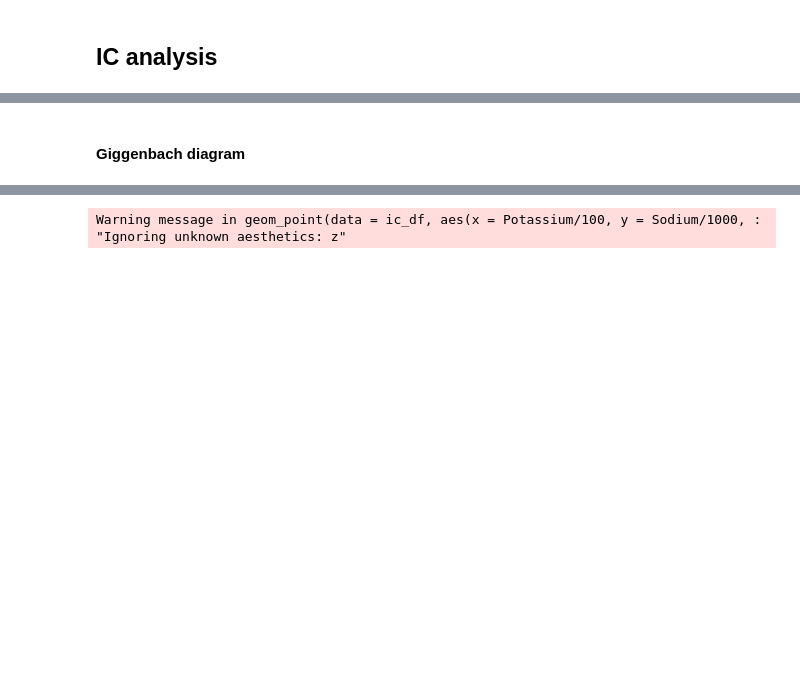
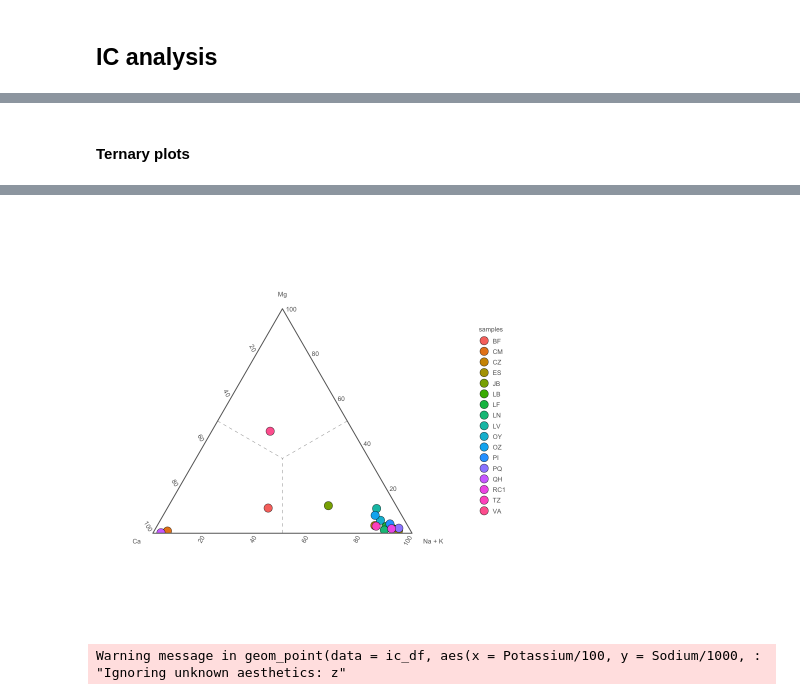
Before and after one commit to giovannellilab/geochem, a Jupyter notebook: notebooks/ARG23.ipynb, the cells around one changed output, grey strips where cells are left out. Drawn from its saved outputs; the diff is of its cells as text; code cells hidden in the pictures; blank space fills up the shorter version.

Commit message:
Add major cations ternary plot in Fullerton et al. 2021

```diff
--- a/notebooks/ARG23.ipynb
+++ b/notebooks/ARG23.ipynb
@@ -285,5 +285,32 @@ A grouped_df: 17 x 25
 | RC1 | FALSE | 56.12 | 4654.405 | 0 | 6.737 | 0.000 | 0 | 383.785 | 3088.188 | ... | ... |
 | TZ | FALSE | 97.91 | 2406.229 | 0 | 0.000 | 0.000 | 0 | 92.748 | 1365.543 | ... | ... |
 | VA | FALSE | 1.00 | 5.020 | 0 | 0.000 | 0.000 | 0 | 216.228 | 12.089 | ... | ... |
-# %% [markdown]
-#### Giggenbach diagram
+# %% [markdown]
+#### Ternary plots
+# %%
+figure_major_cations = plot_base_major_cations() +
+    geom_point(
+        data=ic_df,
+        aes(
+            x=Ca.meq,
+            y=Mg.meq,
+            z=Na.meq + K.meq,
+            fill=ID
+        ),
+        size=4.5,
+        shape=21,
+        stroke=0.3
+    ) +
+    theme_glab()
+
+ggsave(
+    filename=file.path(
+        "../figures",
+        paste0(PROJECT_NAME, "-major-cations.png")
+    ),
+    width=7,
+    height=7
+)
+
+figure_major_cations
+# %% [output]
@@ -290 +321,2 @@ A grouped_df: 17 x 25
+[figure, added]
 # %%
```
Also changed, not shown: parts of 2 cells of this notebook, 2 other files.
